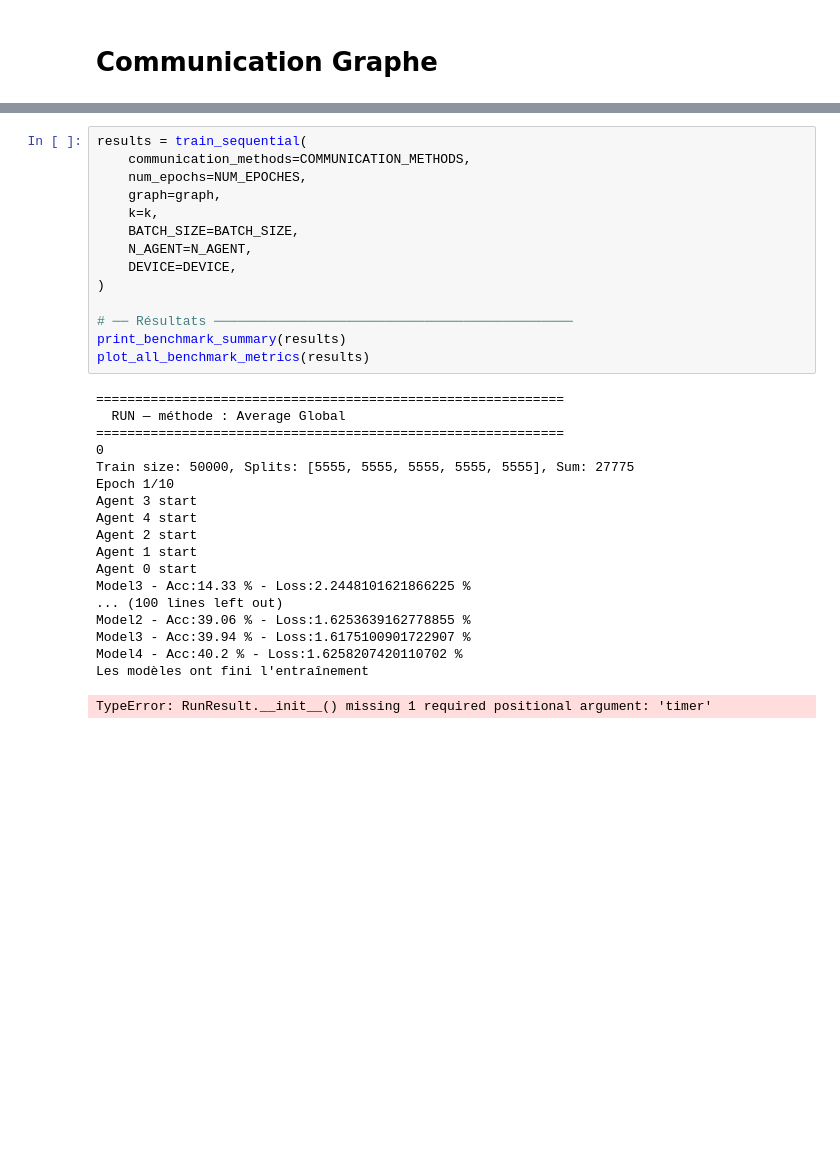
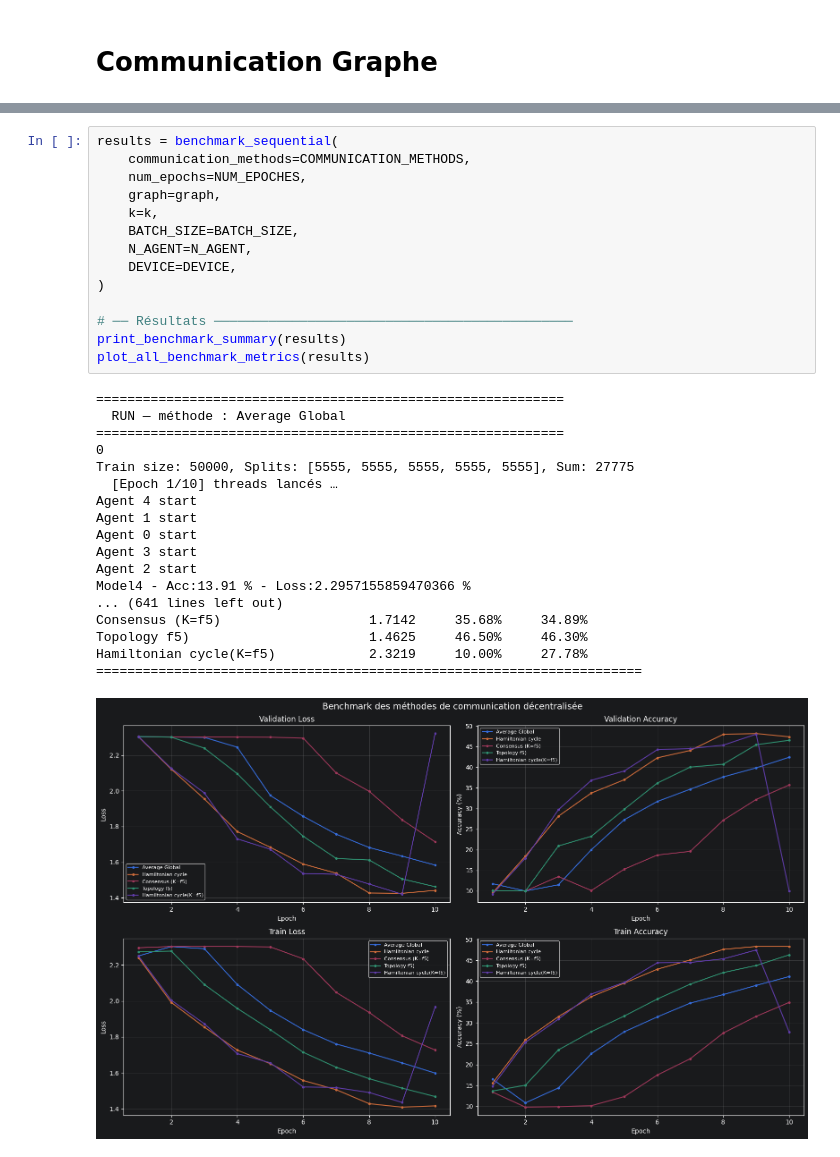
Before and after one commit to R-Florent/IA_A_-_Z, a Jupyter notebook: main.ipynb, the cells around one changed output, grey strips where cells are left out. Drawn from its saved outputs; the diff is of its cells as text; blank space fills up the shorter version.

```diff
--- a/main.ipynb
+++ b/main.ipynb
@@ -96,36 +96,36 @@ for communication_model in COMMUNICATION_METHODS:
 # %%
-results = train_sequential(
+results = benchmark_sequential(
     communication_methods=COMMUNICATION_METHODS,
     num_epochs=NUM_EPOCHES,
     graph=graph,
     k=k,
     BATCH_SIZE=BATCH_SIZE,
     N_AGENT=N_AGENT,
     DEVICE=DEVICE,
 )
 
 # ── Résultats ──────────────────────────────────────────────
 print_benchmark_summary(results)
 plot_all_benchmark_metrics(results)
 # %% [output]
 ============================================================
   RUN — méthode : Average Global
 ============================================================
 0
 Train size: 50000, Splits: [5555, 5555, 5555, 5555, 5555], Sum: 27775
-Epoch 1/10
-Agent 3 start
+  [Epoch 1/10] threads lancés …
 Agent 4 start
-Agent 2 start
 Agent 1 start
 Agent 0 start
-Model3 - Acc:14.33 % - Loss:2.2448101621866225 %
-... (100 lines left out)
-Model2 - Acc:39.06 % - Loss:1.6253639162778855 %
-Model3 - Acc:39.94 % - Loss:1.6175100901722907 %
-Model4 - Acc:40.2 % - Loss:1.6258207420110702 %
-Les modèles ont fini l'entraînement
+Agent 3 start
+Agent 2 start
+Model4 - Acc:13.91 % - Loss:2.2957155859470366 %
+... (641 lines left out)
+Consensus (K=f5)                   1.7142     35.68%     34.89%
+Topology f5)                       1.4625     46.50%     46.30%
+Hamiltonian cycle(K=f5)            2.3219     10.00%     27.78%
+======================================================================
-TypeError: RunResult.__init__() missing 1 required positional argument: 'timer'
+[figure, added]
 # %%
 from training.scprit_train_agent import train_agent
 
```
Also changed, not shown: parts of 12 cells of this notebook.
